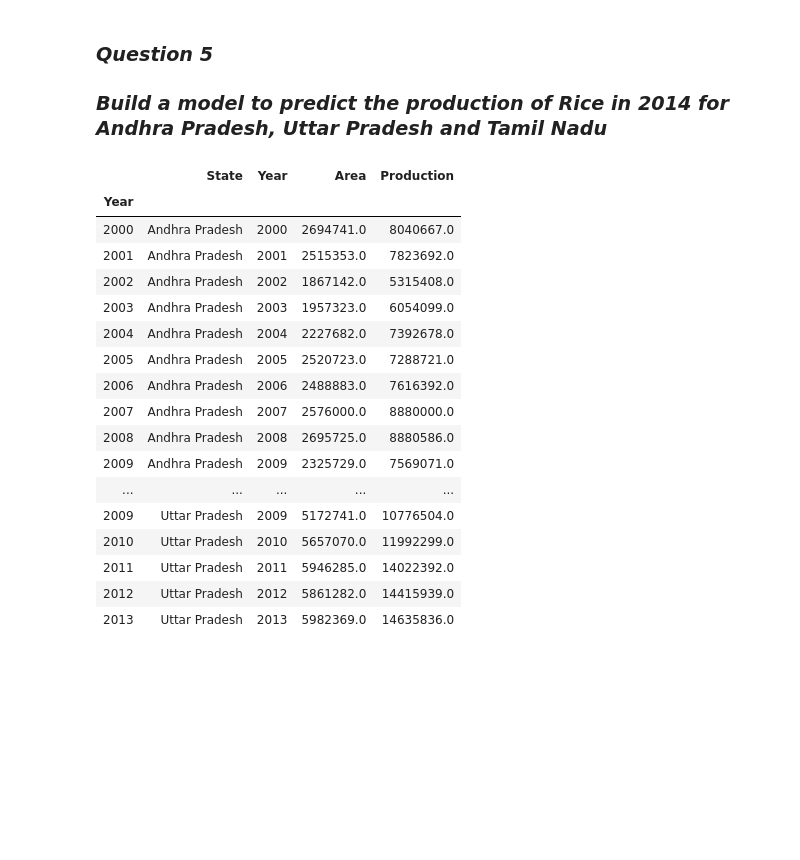
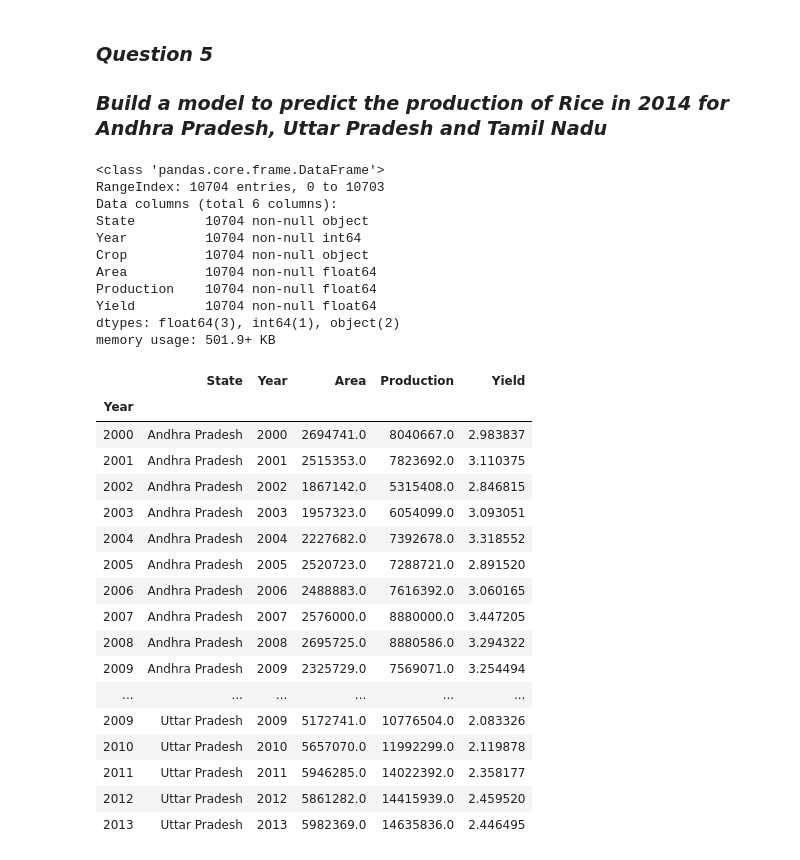
Before and after one commit to Neha-Jacob/Crop-Analysis-India, a Jupyter notebook: Crop Production Analysis - India.ipynb, the cells around one changed output. Drawn from its saved outputs; the diff is of its cells as text; code cells hidden in the pictures; blank space fills up the shorter version.

```diff
--- a/Crop Production Analysis - India.ipynb
+++ b/Crop Production Analysis - India.ipynb
@@ -348,30 +358,42 @@ Total production in Tonnes:  379678145.0
 ### _Question 5_
 ### _Build a model to predict the production of Rice in 2014 for Andhra Pradesh, Uttar Pradesh and Tamil Nadu_
 # %%
+cropProd_df.info()
 states = ['Andhra Pradesh', 'Tamil Nadu', 'Uttar Pradesh']
 statesRice_df = cropProd_df[(cropProd_df['Crop']=='Rice') & (cropProd_df['State'].isin(states)) ]
 del statesRice_df['Crop']
 statesRice_df.index = statesRice_df['Year']
 statesRice_df
 # %% [output]
+<class 'pandas.core.frame.DataFrame'>
+RangeIndex: 10704 entries, 0 to 10703
+Data columns (total 6 columns):
+State         10704 non-null object
+Year          10704 non-null int64
+Crop          10704 non-null object
+Area          10704 non-null float64
+Production    10704 non-null float64
+Yield         10704 non-null float64
+dtypes: float64(3), int64(1), object(2)
+memory usage: 501.9+ KB
-|  | State | Year | Area | Production |
-| Year |  |  |  |  |
-| 2000 | Andhra Pradesh | 2000 | 2694741.0 | 8040667.0 |
-| 2001 | Andhra Pradesh | 2001 | 2515353.0 | 7823692.0 |
-| 2002 | Andhra Pradesh | 2002 | 1867142.0 | 5315408.0 |
-| 2003 | Andhra Pradesh | 2003 | 1957323.0 | 6054099.0 |
-| 2004 | Andhra Pradesh | 2004 | 2227682.0 | 7392678.0 |
-| 2005 | Andhra Pradesh | 2005 | 2520723.0 | 7288721.0 |
-| 2006 | Andhra Pradesh | 2006 | 2488883.0 | 7616392.0 |
-| 2007 | Andhra Pradesh | 2007 | 2576000.0 | 8880000.0 |
-| 2008 | Andhra Pradesh | 2008 | 2695725.0 | 8880586.0 |
-| 2009 | Andhra Pradesh | 2009 | 2325729.0 | 7569071.0 |
-| ... | ... | ... | ... | ... |
-| 2009 | Uttar Pradesh | 2009 | 5172741.0 | 10776504.0 |
-| 2010 | Uttar Pradesh | 2010 | 5657070.0 | 11992299.0 |
-| 2011 | Uttar Pradesh | 2011 | 5946285.0 | 14022392.0 |
-| 2012 | Uttar Pradesh | 2012 | 5861282.0 | 14415939.0 |
-| 2013 | Uttar Pradesh | 2013 | 5982369.0 | 14635836.0 |
+|  | State | Year | Area | Production | Yield |
+| Year |  |  |  |  |  |
+| 2000 | Andhra Pradesh | 2000 | 2694741.0 | 8040667.0 | 2.983837 |
+| 2001 | Andhra Pradesh | 2001 | 2515353.0 | 7823692.0 | 3.110375 |
+| 2002 | Andhra Pradesh | 2002 | 1867142.0 | 5315408.0 | 2.846815 |
+| 2003 | Andhra Pradesh | 2003 | 1957323.0 | 6054099.0 | 3.093051 |
+| 2004 | Andhra Pradesh | 2004 | 2227682.0 | 7392678.0 | 3.318552 |
+| 2005 | Andhra Pradesh | 2005 | 2520723.0 | 7288721.0 | 2.891520 |
+| 2006 | Andhra Pradesh | 2006 | 2488883.0 | 7616392.0 | 3.060165 |
+| 2007 | Andhra Pradesh | 2007 | 2576000.0 | 8880000.0 | 3.447205 |
+| 2008 | Andhra Pradesh | 2008 | 2695725.0 | 8880586.0 | 3.294322 |
+| 2009 | Andhra Pradesh | 2009 | 2325729.0 | 7569071.0 | 3.254494 |
+| ... | ... | ... | ... | ... | ... |
+| 2009 | Uttar Pradesh | 2009 | 5172741.0 | 10776504.0 | 2.083326 |
+| 2010 | Uttar Pradesh | 2010 | 5657070.0 | 11992299.0 | 2.119878 |
+| 2011 | Uttar Pradesh | 2011 | 5946285.0 | 14022392.0 | 2.358177 |
+| 2012 | Uttar Pradesh | 2012 | 5861282.0 | 14415939.0 | 2.459520 |
+| 2013 | Uttar Pradesh | 2013 | 5982369.0 | 14635836.0 | 2.446495 |
 # %%
 statesRice_df['State'] = statesRice_df['State'].replace(['Andhra Pradesh'],'1')
 statesRice_df['State'] = statesRice_df['State'].replace(['Tamil Nadu'],'2')
```
Also changed, not shown: parts of 19 cells of this notebook.
